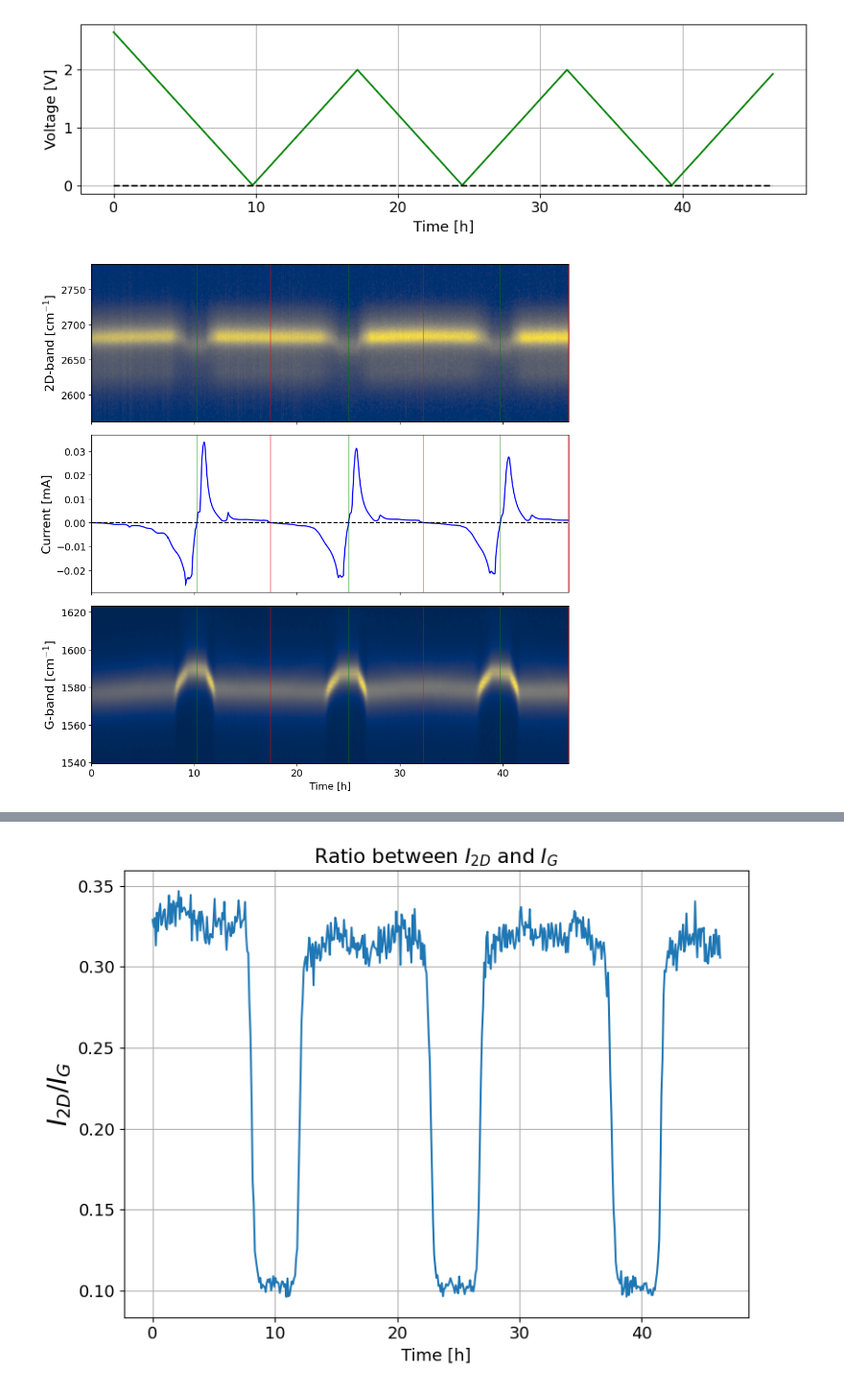
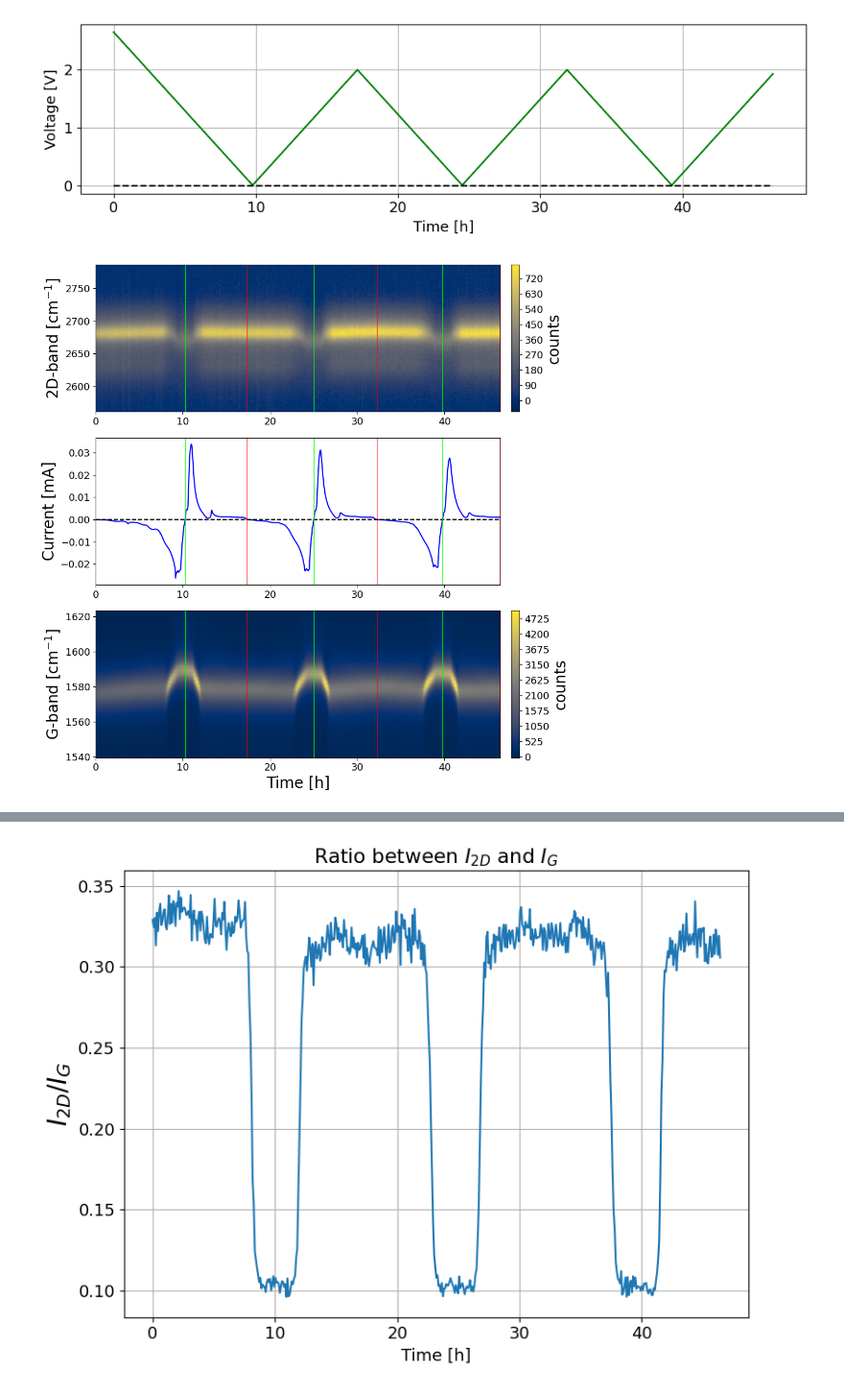
Before and after one commit to KelmendMuriqi/Raman-Spectroscopy, a Jupyter notebook: DataAnalysis.ipynb, the cells around one changed output, grey strips where cells are left out. Shown at 96% size. Saved outputs shown, nothing was run; the diff lists cells and outputs as text; code cells hidden in the pictures.

```diff
--- a/DataAnalysis.ipynb
+++ b/DataAnalysis.ipynb
@@ -127,23 +129,40 @@ plt.show()
 # %% [output]
 [figure]
 # %%
+import matplotlib.gridspec as gridspec
 plt.rcParams['font.size'] = 13
-fig, ax = plt.subplots(3, 1, figsize=(10,10), sharex=True)
-ax[0].contourf(t_grid[:, splt_ind+move_split1:end_ind], nu_grid[:, splt_ind+move_split1:end_ind], counts_grid[:, splt_ind+move_split1:end_ind], cmap='cividis', levels=200)
-ax[2].contourf(t_grid[:, start_ind:splt_ind-move_split2], nu_grid[:, start_ind:splt_ind-move_split2], counts_grid[:, start_ind:splt_ind-move_split2], cmap='cividis', levels=200)
+gs = gridspec.GridSpec(3, 2, width_ratios=[1, 0.02])
+fig = plt.figure(figsize=(10,10))
+ax1 = fig.add_subplot(gs[0,0])
+ax2 = fig.add_subplot(gs[1,0], sharex=ax1)
+ax3 = fig.add_subplot(gs[2,0], sharex=ax1)
+axc1 = fig.add_subplot(gs[0,1])
+axc2 = fig.add_subplot(gs[2,1])
+
+ax = [ax1,ax2,ax3]
+cont1 = ax[0].contourf(t_grid[:, splt_ind+move_split1:end_ind], nu_grid[:, splt_ind+move_split1:end_ind], counts_grid[:, splt_ind+move_split1:end_ind], cmap='cividis', levels=200)
+cbar1 = plt.colorbar(cont1, cax=axc1)
+cbar1.set_label('counts', fontsize=20)
+cont2 = ax[2].contourf(t_grid[:, start_ind:splt_ind-move_split2], nu_grid[:, start_ind:splt_ind-move_split2], counts_grid[:, start_ind:splt_ind-move_split2], cmap='cividis', levels=200)
+cbar2 = plt.colorbar(cont2, cax=axc2)
+cbar2.set_label('counts', fontsize=20)
+
 ax[1].plot(time/3600, current, color='blue')
 ax[1].plot(time/3600, [0]*len(time), color='black', linestyle='--')
+
+
 
 ylabels = [r'2D-band [cm$^{-1}$]', r'Current [mA]', r'G-band [cm$^{-1}$]']
 for i in range(3):
     for j in range(3):
-        ax[i].axvline(time_charged[j]/3600, color='green', alpha=0.4)
-        ax[i].axvline(time_discharged[j]/3600, color='red', alpha=0.4)
-    ax[i].set_ylabel(ylabels[i], fontsize=16)
-ax[2].set_xlabel(r'Time [h]')
+        ax[i].axvline(time_charged[j]/3600, color='lime', alpha=0.7)
+        ax[i].axvline(time_discharged[j]/3600, color='red', alpha=0.5)
+    ax[i].set_ylabel(ylabels[i], fontsize=20)
+ax[2].set_xlabel(r'Time [h]', fontsize=20)
 #plt.subplots_adjust(hspace=0.05)
 plt.tight_layout()
+plt.savefig(f'{DATA_DIR_RED}OverviewofRed.pdf')
 plt.show()
 # %% [output]
-[figure, old version]
+[figure, new version]
 # %%
```
Also changed, not shown: parts of 12 cells of this notebook, 7 other files.
